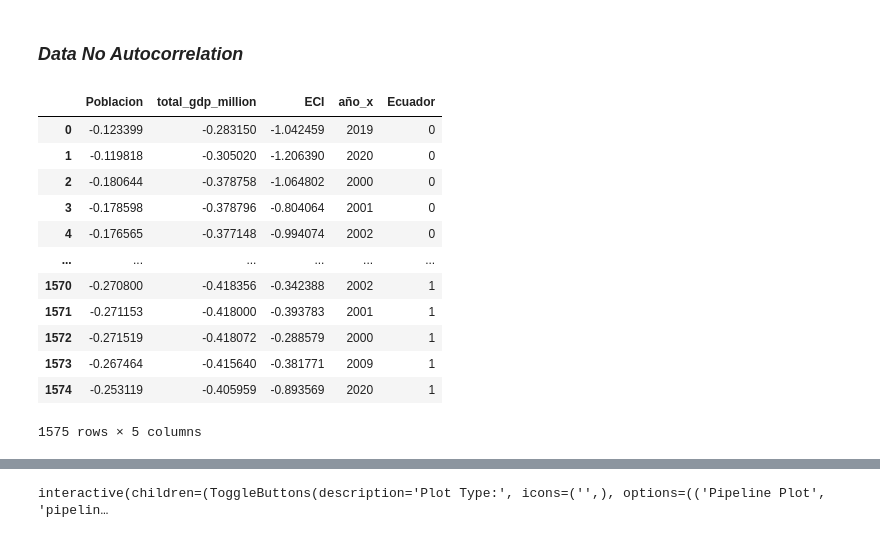
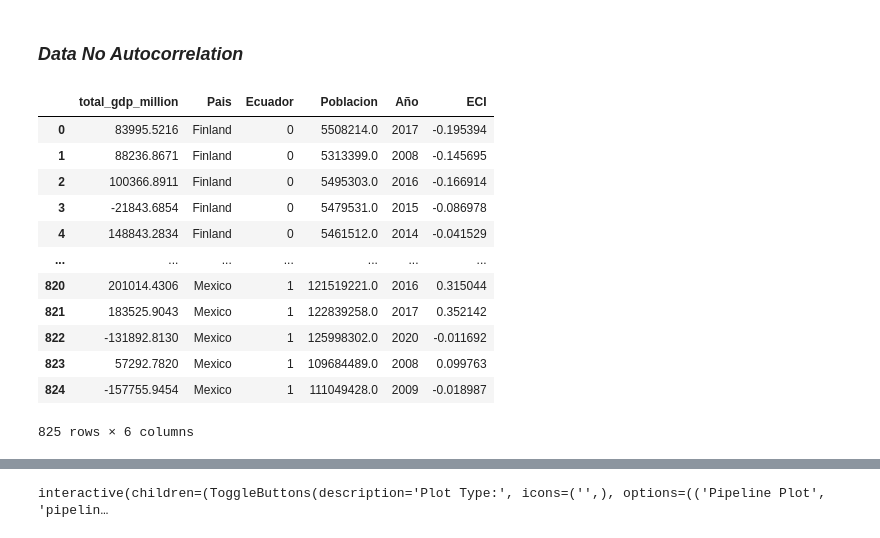
Before and after one commit to SantiagoGS97/Proyecto, a Jupyter notebook: Proyecto.ipynb, the cells around one changed output, grey strips where cells are left out. Saved outputs shown, nothing was run; the diff lists cells and outputs as text; code cells hidden in the pictures.

```diff
--- a/Proyecto.ipynb
+++ b/Proyecto.ipynb
@@ -329,0 +356,13 @@ ECI = SARIMAX(Data_final.ECI,order=(1,2,2)).fit()
+# %%
+def resagos(Data,columnas,n,pais):
+    A = pd.DataFrame()
+    for i in range(len(columnas)):
+
+        A[columnas[i]] = (Data[Data['Pais_x']==pais])[(columnas[i])].diff(periods=n).dropna()
+    # A[columnas[1]] = (Data[Data['Pais_x']==pais])[(columnas[1])].diff(periods=n).dropna()
+        A['Pais'] = pais
+        A['Ecuador'] = Data[Data['Pais_x']==pais]['Ecuador']
+        A['Poblacion'] = Data[Data['Pais_x']==pais]['Poblacion']
+        A['Año'] = Data[Data['Pais_x']==pais]['año_x']
+
+    return A
@@ -329,0 +385,17 @@ ECI = SARIMAX(Data_final.ECI,order=(1,2,2)).fit()
+# %%
+n =  10
+pais_unico = list(set(Data_final['Pais_x']))
+PIB = []
+Data_no_auto = pd.DataFrame()
+for x in range(len(set(Data_final['Pais_x']))):
+    PIB.append(resagos(Data_final,columnas = ['total_gdp_million','ECI'],n=n,pais=pais_unico[x]))
+Data_no_auto = pd.concat(PIB,ignore_index= True)
+# Data_no_auto[Data_no_auto['Pais']=='Slovenia']
+# Data_no_auto
+data_glob = Data_no_auto.copy()
+data_glob['Año'] = ["".join([str(data_glob.iloc[i,4]),"-01"]) for i in range(len(data_glob.Año))]
+data_glob = pd.pivot_table(data_glob,index='Año',values=['total_gdp_million','Poblacion','ECI'],aggfunc='sum').reset_index()
+data_glob['Time'] = pd.to_datetime(data_glob['Año'])
+data_glob = data_glob.sort_values(by='Time')
+fig = px.line(data_glob, x="Time", y=["total_gdp_million"], template = 'plotly_dark')
+fig.show()
@@ -445,19 +549,19 @@ interactive(children=(ToggleButtons(description='Plot Type:', icons=('',), optio
 ### ***Data No Autocorrelation***
 # %%
 std = StandardScaler()
-Data_final
+Data_no_auto
 # %% [output]
-|  | Poblacion | total_gdp_million | ECI | año_x | Ecuador |
-| 0 | -0.123399 | -0.283150 | -1.042459 | 2019 | 0 |
-| 1 | -0.119818 | -0.305020 | -1.206390 | 2020 | 0 |
-| 2 | -0.180644 | -0.378758 | -1.064802 | 2000 | 0 |
-| 3 | -0.178598 | -0.378796 | -0.804064 | 2001 | 0 |
-| 4 | -0.176565 | -0.377148 | -0.994074 | 2002 | 0 |
-| ... | ... | ... | ... | ... | ... |
-| 1570 | -0.270800 | -0.418356 | -0.342388 | 2002 | 1 |
-| 1571 | -0.271153 | -0.418000 | -0.393783 | 2001 | 1 |
-| 1572 | -0.271519 | -0.418072 | -0.288579 | 2000 | 1 |
-| 1573 | -0.267464 | -0.415640 | -0.381771 | 2009 | 1 |
-| 1574 | -0.253119 | -0.405959 | -0.893569 | 2020 | 1 |
+|  | total_gdp_million | Pais | Ecuador | Poblacion | Año | ECI |
+| 0 | 83995.5216 | Finland | 0 | 5508214.0 | 2017 | -0.195394 |
+| 1 | 88236.8671 | Finland | 0 | 5313399.0 | 2008 | -0.145695 |
+| 2 | 100366.8911 | Finland | 0 | 5495303.0 | 2016 | -0.166914 |
+| 3 | -21843.6854 | Finland | 0 | 5479531.0 | 2015 | -0.086978 |
+| 4 | 148843.2834 | Finland | 0 | 5461512.0 | 2014 | -0.041529 |
+| ... | ... | ... | ... | ... | ... | ... |
+| 820 | 201014.4306 | Mexico | 1 | 121519221.0 | 2016 | 0.315044 |
+| 821 | 183525.9043 | Mexico | 1 | 122839258.0 | 2017 | 0.352142 |
+| 822 | -131892.8130 | Mexico | 1 | 125998302.0 | 2020 | -0.011692 |
+| 823 | 57292.7820 | Mexico | 1 | 109684489.0 | 2008 | 0.099763 |
+| 824 | -157755.9454 | Mexico | 1 | 111049428.0 | 2009 | -0.018987 |
-1575 rows × 5 columns
+825 rows × 6 columns
 # %%
```
Also changed, not shown: parts of 34 cells of this notebook, 1 other file.
